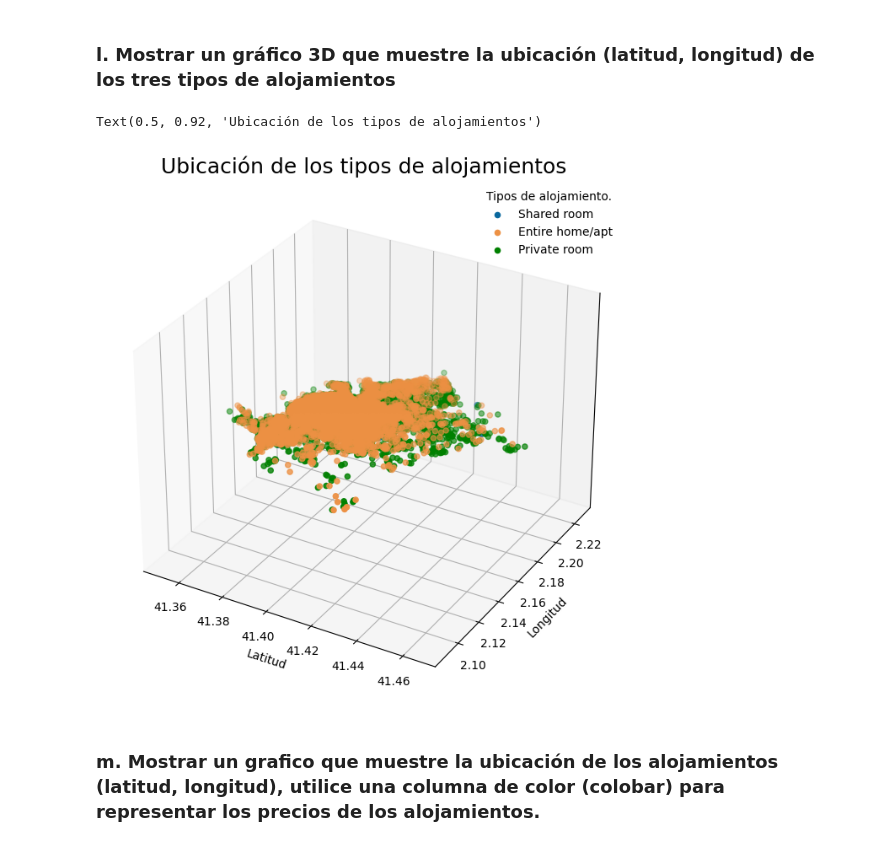
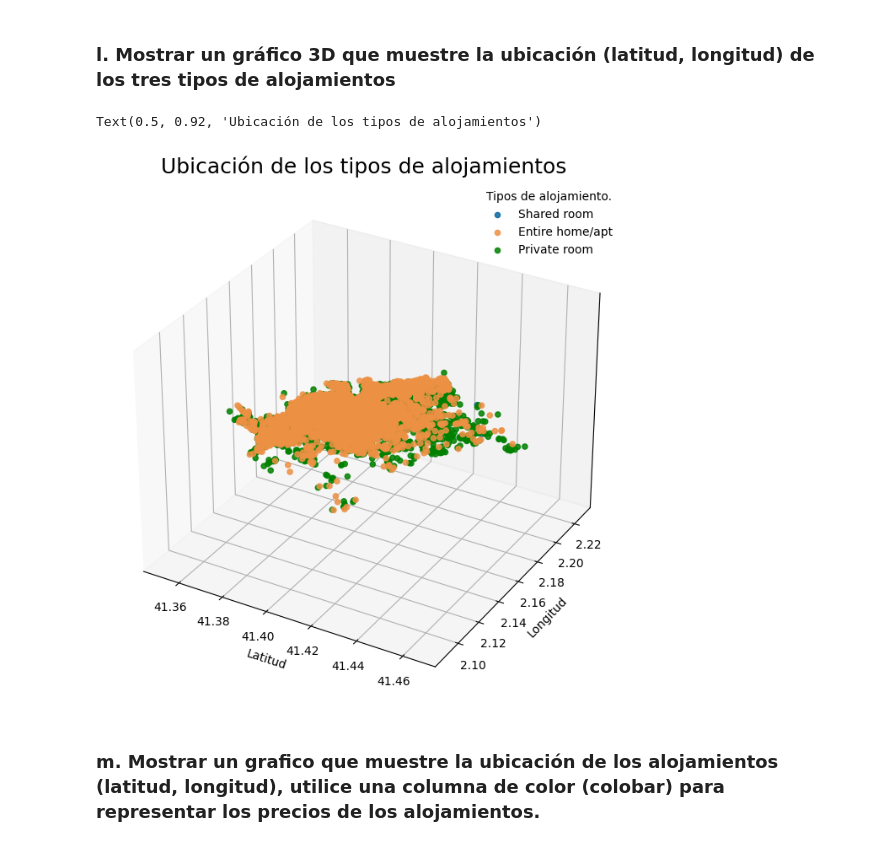
Before and after one commit to villa85/curso_python_2, a Jupyter notebook: Proyecto_III_Visualización_de_Datos/PROYECTO3_YUNIEL_VILLALON_PYTHON20.ipynb, the cells around one changed output. Cells and saved outputs as stored; diff of their text form; code cells hidden in the pictures.

```diff
--- a/Proyecto_III_Visualización_de_Datos/PROYECTO3_YUNIEL_VILLALON_PYTHON20.ipynb
+++ b/Proyecto_III_Visualización_de_Datos/PROYECTO3_YUNIEL_VILLALON_PYTHON20.ipynb
@@ -203,32 +203,32 @@ plt.xticks(rotation=30, ha='right') # se mueven los nombre de los ejes de las x
 # %%
 fig = plt.figure()
 ax = fig.add_subplot(projection='3d') # creo el espacio para "dibujar el gráfico"
 
 shared_room ='#0a689e'
 entire_home_apt ='#ed9144'
 private_room ='green'
 
 tipo_alojamientos = df['room_type'].unique() # selecciono los tipos de alojammieto
 colores = [shared_room, entire_home_apt, private_room] # guardo los colores por tipo de alojamiento
 
 for room_type, color in zip(tipo_alojamientos, colores): # ciclo for para asignar colores y crear gráfico por tipo
-    data = df[df['room_type'] == room_type]
-    ax.scatter3D(data['latitude'], data['longitude'], zs=0, zdir='z', s=20, c=color, label=room_type)
+        data = df[df['room_type'] == room_type]
+        ax.scatter3D(data['latitude'], data['longitude'], zs=0, zdir='z', s=20, c=color, label=room_type, alpha=0.85)
 
 plt.legend(
         title='Tipos de alojamiento.',
         loc='best',
         fontsize='medium',
         frameon=False
         )
 
 ax.set (xlabel = 'Latitud',
         ylabel = 'Longitud',
         zticks = []
         )
 plt.title("Ubicación de los tipos de alojamientos", size=18)
 # %% [output]
 Text(0.5, 0.92, 'Ubicación de los tipos de alojamientos')
-[figure, old version]
+[figure, new version]
 # %% [markdown]
 ### m.  Mostrar un grafico que muestre la ubicación de los alojamientos (latitud, longitud), utilice una columna de color (colobar) para representar los precios de los alojamientos.
```
Also changed, not shown: parts of 16 cells of this notebook.
